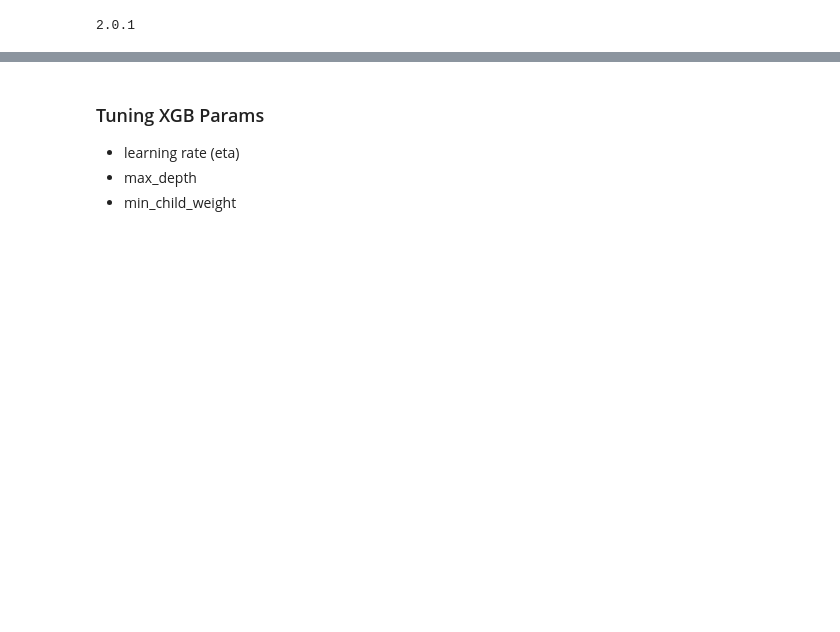
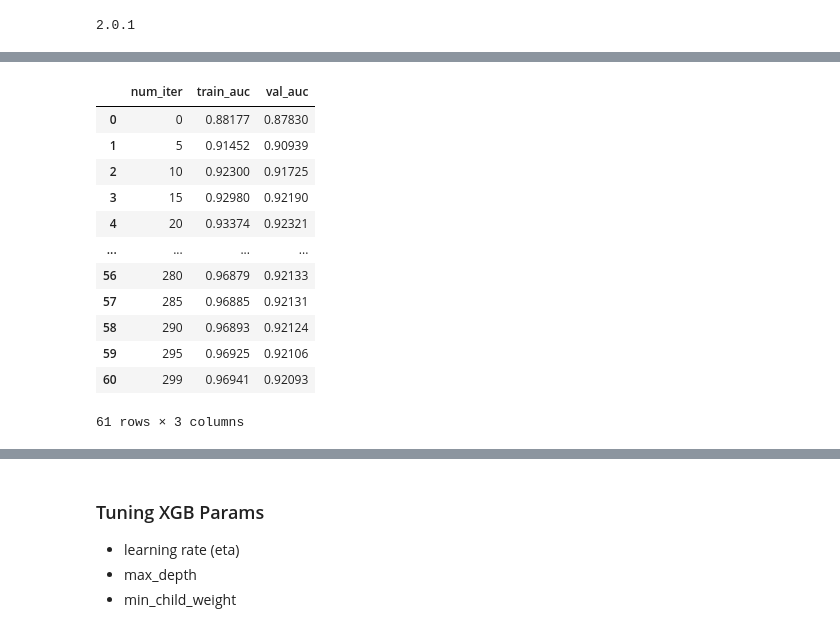
Before and after one commit to Shubh18s/high-income-earner-prediction, a Jupyter notebook: notebook.ipynb, the cells around one changed output, grey strips where cells are left out. Saved outputs shown, nothing was run; the diff lists cells and outputs as text; code cells hidden in the pictures; blank space fills up the shorter version.

```diff
--- a/notebook.ipynb
+++ b/notebook.ipynb
@@ -1557,3 +1614,19 @@ Error:
+# %%
+df_score
+# %% [output]
+|  | num_iter | train_auc | val_auc |
+| 0 | 0 | 0.88177 | 0.87830 |
+| 1 | 5 | 0.91452 | 0.90939 |
+| 2 | 10 | 0.92300 | 0.91725 |
+| 3 | 15 | 0.92980 | 0.92190 |
+| 4 | 20 | 0.93374 | 0.92321 |
+| ... | ... | ... | ... |
+| 56 | 280 | 0.96879 | 0.92133 |
+| 57 | 285 | 0.96885 | 0.92131 |
+| 58 | 290 | 0.96893 | 0.92124 |
+| 59 | 295 | 0.96925 | 0.92106 |
+| 60 | 299 | 0.96941 | 0.92093 |
+61 rows × 3 columns
 # %%
 # plt.plot(df_score.num_iter, df_score.train_auc, label='train')
 plt.plot(df_score.num_iter, df_score.val_auc, label='val')
```
Also changed, not shown: parts of 69 cells of this notebook, 9 other files.
